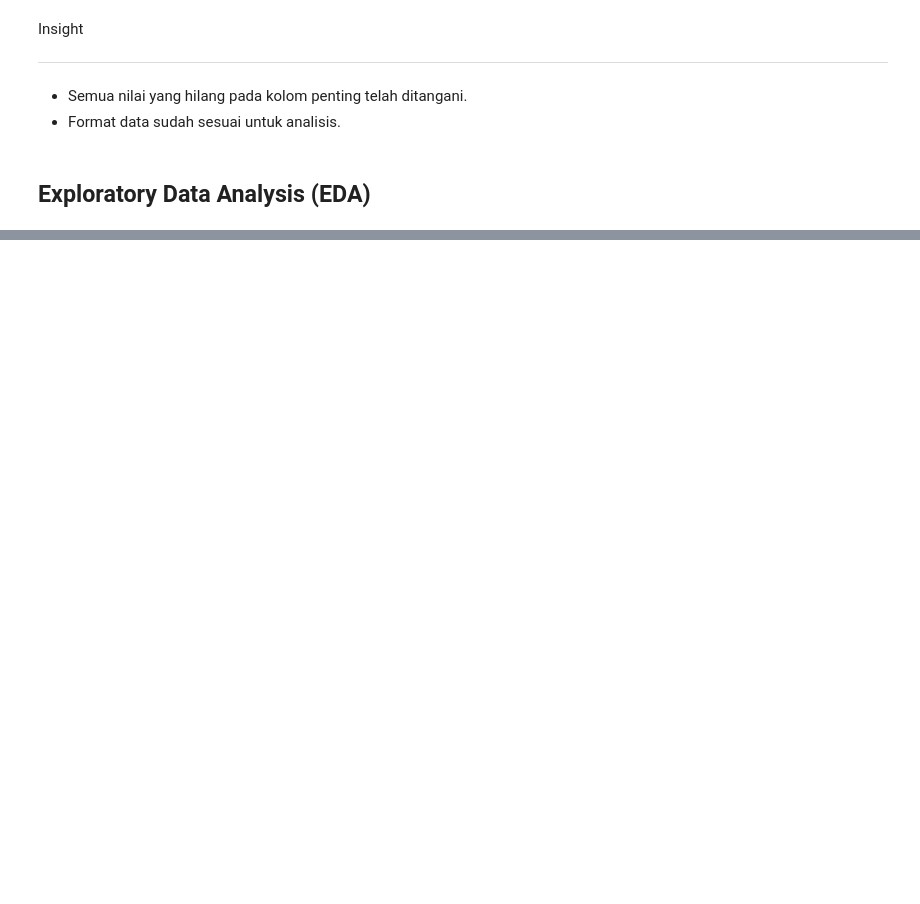
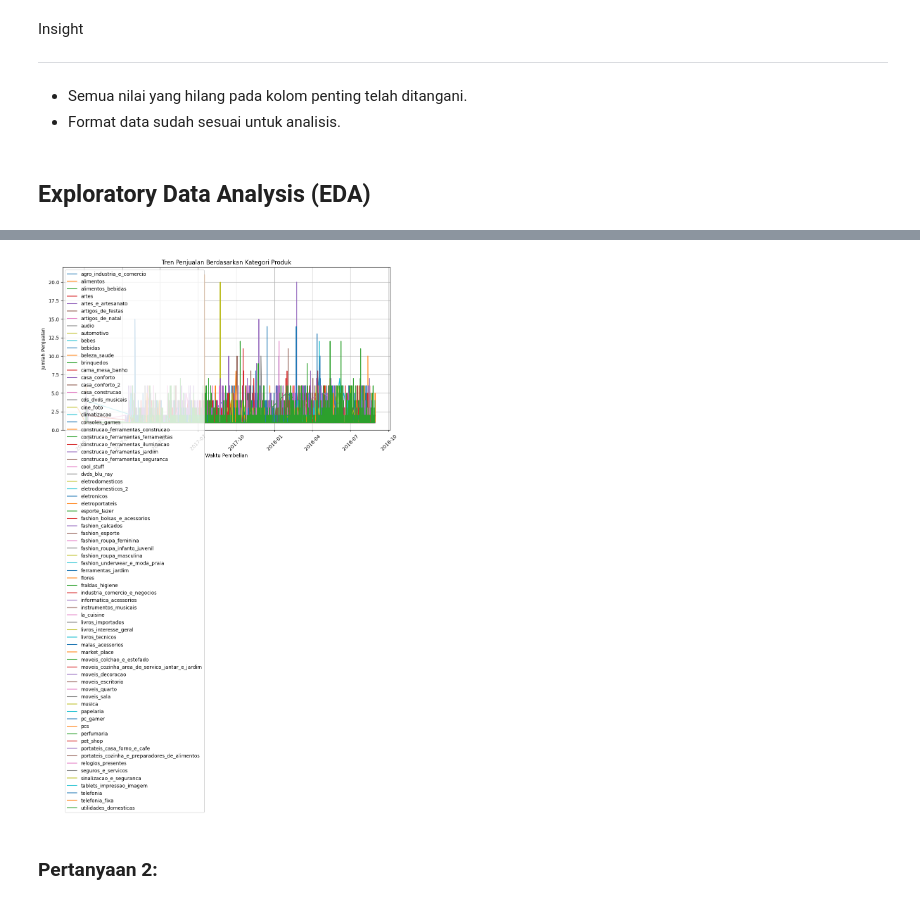
Before and after one commit to yogikautsa112/data-analisis, a Jupyter notebook: notebook.ipynb, the cells around one changed output, grey strips where cells are left out. Saved outputs shown, nothing was run; the diff lists cells and outputs as text; code cells hidden in the pictures; blank space fills up the shorter version.

```diff
--- a/notebook.ipynb
+++ b/notebook.ipynb
@@ -110 +228,19 @@ product_counts = merged_data['product_category_name'].value_counts()
+# %%
+# Visualisasi Tren Penjualan
+plt.figure(figsize=(12, 6))
+for category in category_sales['product_category_name'].unique():
+    subset = category_sales[category_sales['product_category_name'] == category]
+    plt.plot(subset['order_purchase_timestamp'], subset['count'], label=category)
+
+plt.xlabel('Waktu Pembelian')
+plt.ylabel('Jumlah Penjualan')
+plt.title('Tren Penjualan Berdasarkan Kategori Produk')
+plt.legend()
+plt.xticks(rotation=45)
+plt.grid()
+plt.show()
+# %% [output]
+[figure, added]
+# %% [markdown]
+### Pertanyaan 2:
 # %%
```
Also changed, not shown: parts of 17 cells of this notebook, 2 other files.
